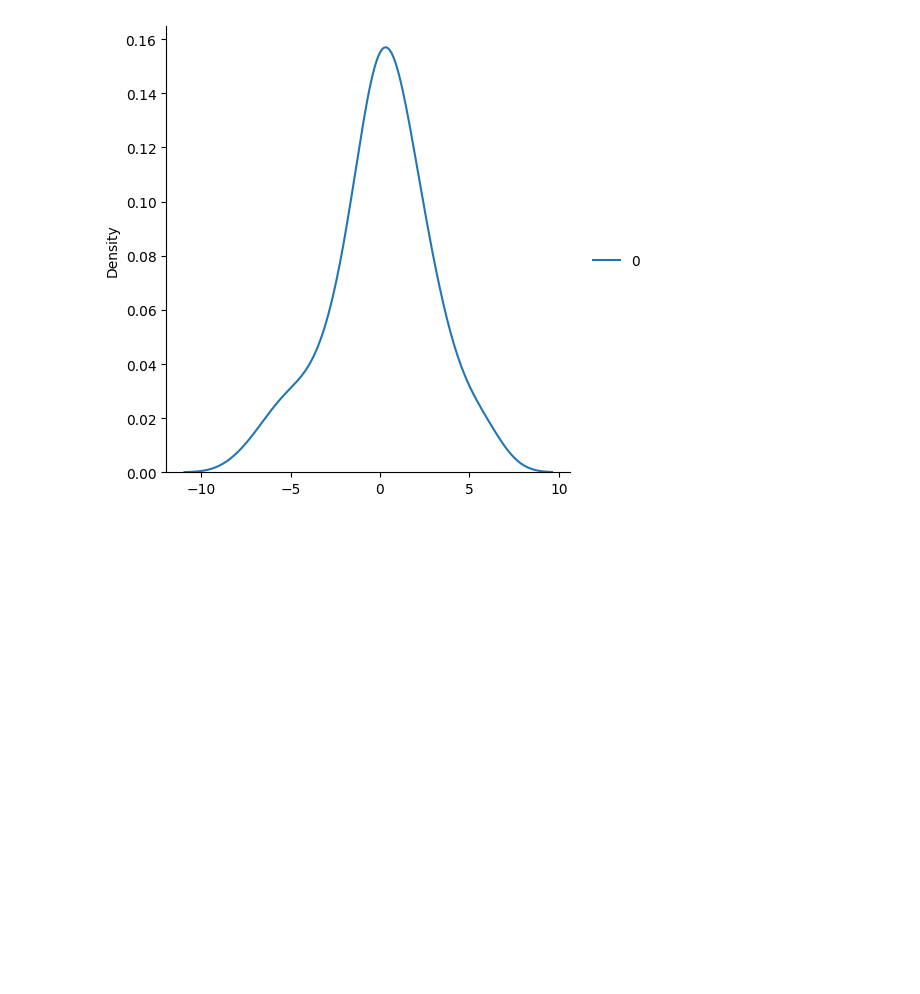
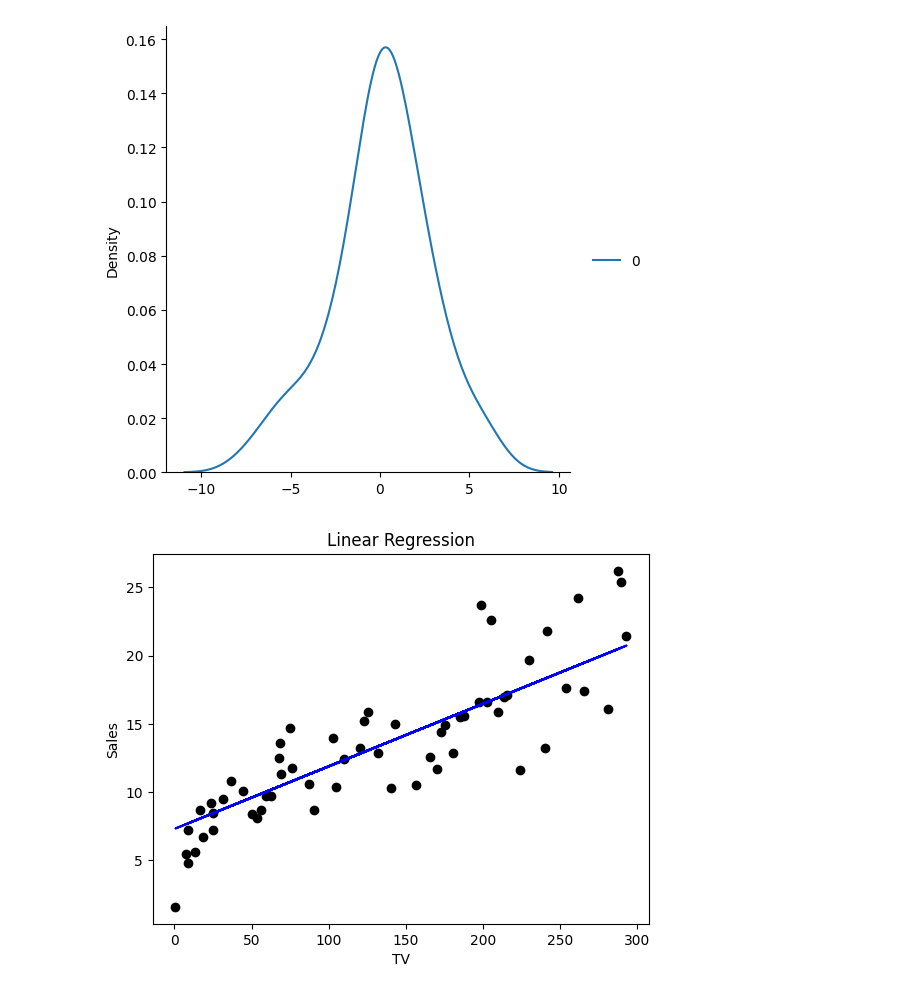
Before and after one commit to theshubh007/MLConcepts_Practical, a Jupyter notebook: LR/Simple_Linear_Regression.ipynb, the cells around one changed output. Cells and saved outputs as stored; diff of their text form; code cells hidden in the pictures; blank space fills up the shorter version.

```diff
--- a/Simple_Linear_Regression.ipynb
+++ b/LR/Simple_Linear_Regression.ipynb
@@ -2,14 +2,14 @@
 import numpy as np
 import pandas as pd
 # %%
-Dataset = pd.read_csv("./data/processed_data.csv")
-x = Dataset["TV"]
-y = Dataset["sales"]
+df = pd.read_csv("../data/Advertising.csv")
+x = df["TV"]
+y = df["sales"]
 
 #creating seperate dataset with specific field
 #optional
 df = pd.concat([x, y], axis=1)
-df.to_csv("./data/processed_data2.csv", index=False)
+df.to_csv("../data/processed_data2.csv", index=False)
 # %%
 df
 # %% [output]
@@ -53,3 +53,15 @@ sns.displot(y_predict-y_test, kind='kde')
 # %% [output]
 <seaborn.axisgrid.FacetGrid at 0x...>
 [figure]
+# %%
+from matplotlib import pyplot as plt
+
+
+plt.scatter(x_test, y_test, color="black")
+plt.plot(x_test, y_predict, color="blue")
+plt.title("Linear Regression")
+plt.xlabel("TV")
+plt.ylabel("Sales")
+plt.show()
+# %% [output]
+[figure, added]
```
Also changed, not shown: 1 other file.
